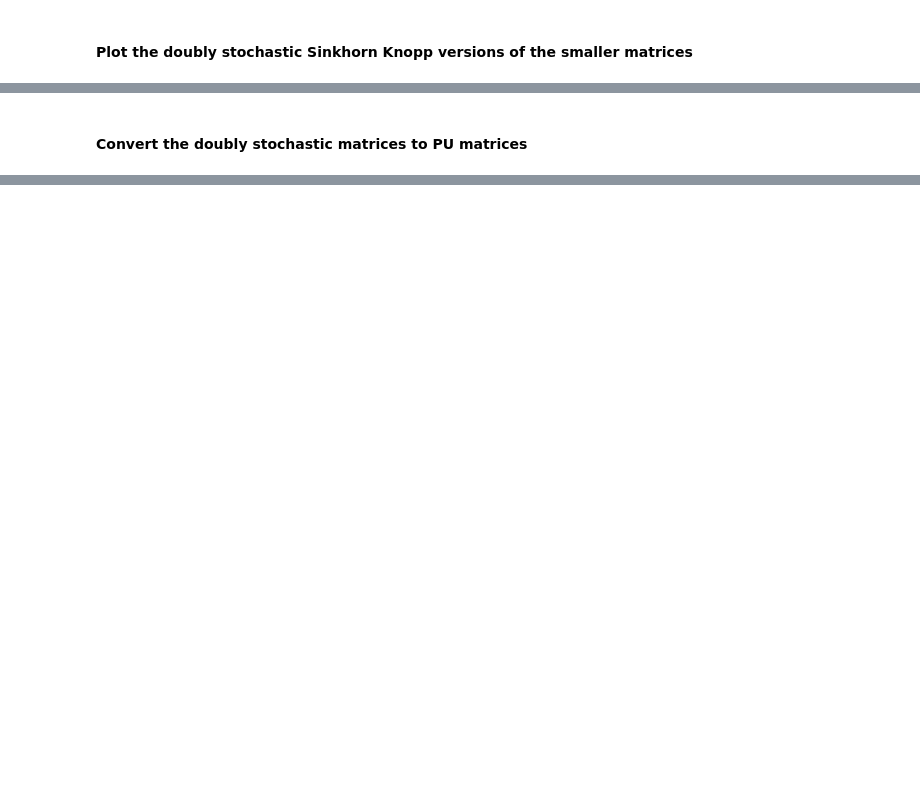
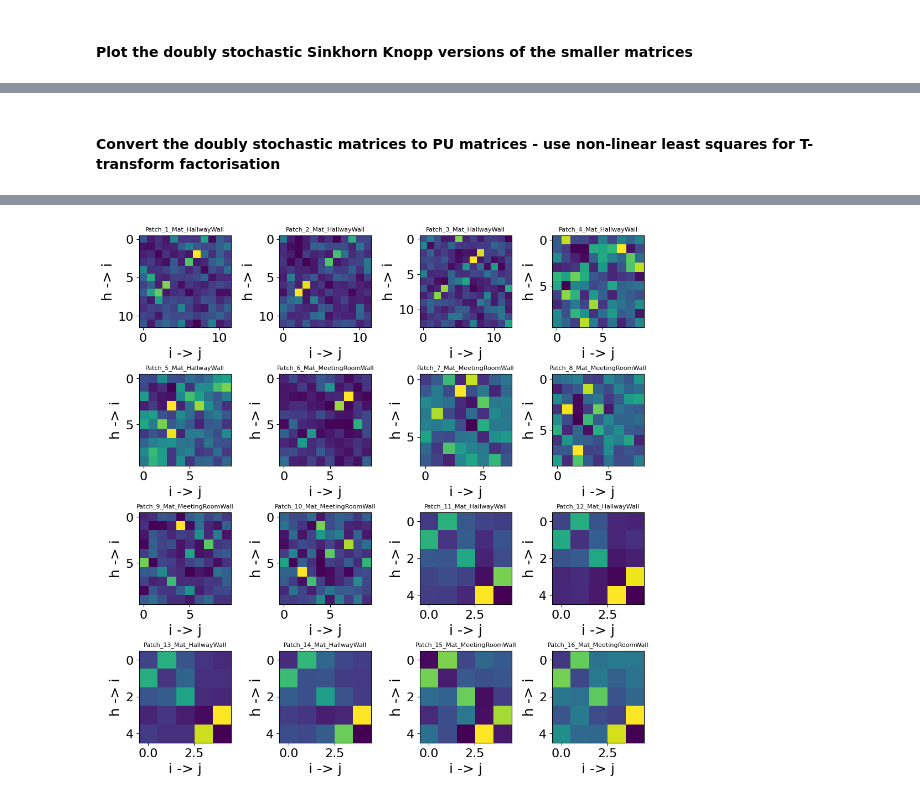
Before and after one commit to orchidas/MoD-ART, a Jupyter notebook: example usage/ertd_stochastic_to_paraunitary.ipynb, the cells around one changed output, grey strips where cells are left out. Cells and saved outputs as stored; diff of their text form; code cells hidden in the pictures; blank space fills up the shorter version.

```diff
--- a/example usage/ertd_stochastic_to_paraunitary.ipynb
+++ b/example usage/ertd_stochastic_to_paraunitary.ipynb
@@ -140,21 +148,34 @@ where $P_k$ is a permutation matrix, and $T_r$ is identity except on a $2 \times
      $$\frac{1}{2 \pi} \int_0^{2\pi}|H_{ij}(e^{j\omega})|^2 d\omega = \sum_p |\alpha_p|^2 + \sum_{p \neq q} \alpha_p \alpha_q \frac{1}{2 \pi} \int_{0}^{2\pi} e^{-j\omega(\tau_p - \tau_q)} d\omega.$$ The cross-terms vanish if $\tau_p \neq \tau_q$.
    - A sufficient condition is to choose $D_k(z) = \text{diag}(1, \ldots, z^{-2^{k-1}}, \ldots, 1)$. More generally, $d_{r, i} > \sum_{\ell=1}^{r-1} \max_{m} d_{\ell, m}$. This means: every delay used at stage r is larger than the largest possible total delay that could have accumulated from all previous stages.
 # %% [markdown]
-#### Convert the doubly stochastic matrices to PU matrices
+#### Convert the doubly stochastic matrices to PU matrices - use non-linear least squares for T-transform factorisation
 # %%
+fig, axes = plt.subplots(4, 4, figsize=(10, 10), constrained_layout=True)
 art_matrix_pu_list = []
 for i, ax in enumerate(axes.flat):
     try:
         cur_art_ds_matrix = art_matrix_pruned_double_stochastic[i]
         cur_mat_num_rows = cur_art_ds_matrix.shape[0]
+        start_time = time.perf_counter()
         cur_art_pu_matrix, info = mm.doubly_stochastic_to_paraunitary(cur_art_ds_matrix,
-                                                                      n_stages=2 * cur_mat_num_rows,
                                                                       factor_tol=1e-6,
+                                                                      factor_method='nls',
+                                                                      n_restarts=8,
                                                                       exact_delay_max_taps=2048,
                                                                       return_info=True)
+        end_time = time.perf_counter()
+        execution_time = end_time - start_time
+
         art_matrix_pu_list.append(cur_art_pu_matrix)
+        ax.imshow(info["average_energy"], cmap='viridis', interpolation='nearest')
+        ax.set_title(f"{patch_labels[i]}", fontsize=8)
+        ax.set_xlabel("i -> j")
+        ax.set_ylabel("h -> i")
+
         logger.info(f"Doubly stochastic reconstruction error: {db(info['factor_error']):.4f} dB")
         logger.info(f"PU reconstruction error: {db(info['average_energy_error']):.4f} dB")
+        logger.info(f"Time taken: {execution_time:.3f}s")
+
         assert db(info['factor_error']) <= -6, "Doubly stochastic reconstriction failed"
         assert db(info['average_energy_error']) <= -6, "PU reconstriction failed"
         assert info["is_paraunitary"], "Resulting matrix not unitary"
@@ -162,9 +183,17 @@ for i, ax in enumerate(axes.flat):
         logger.error(f"PU reconstruction failed for {patch_labels[i]} scattering matrix of size {cur_mat_num_rows} x {cur_mat_num_rows}")
         continue
 
+
+
+    # plot polynomial matrix
     vis.plot_poly_mats_overlay([cur_art_pu_matrix],
-                                   labels=[patch_labels[i]],
-                                   fs=sample_rate,
-                                   title=f"{patch_labels[i]}, DS recons err ={db(info['factor_error']):.4f}dB",
-                                   save_path = f'{fig_path.resolve()}/{environment_name}_pu_art_matrix_{patch_labels[i]}.png',
+                               labels=[patch_labels[i]],
+                               fs=sample_rate,
+                               title=f"{patch_labels[i]}, DS recons err ={db(info['factor_error']):.4f}dB",
+                               save_path = f'{fig_path.resolve()}/{environment_name}_pu_art_matrix_{patch_labels[i]}_nls.png',
                               )
+
+
+fig.savefig(f'{fig_path.resolve()}/{environment_name}_pu_nls_avg_energy_art_matrices.png')
+plt.show()
+# %% [output]
@@ -170,0 +217 @@ for i, ax in enumerate(axes.flat):
+[figure, added]
```
Also changed, not shown: parts of 11 cells of this notebook.
